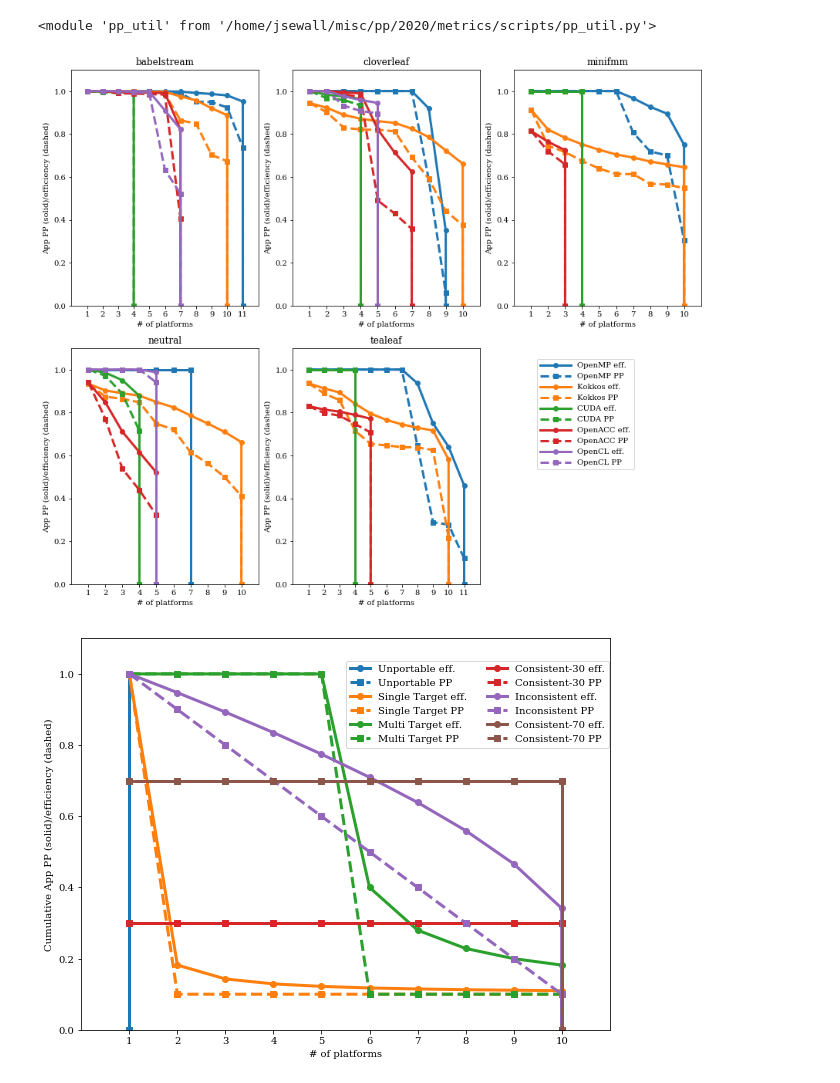
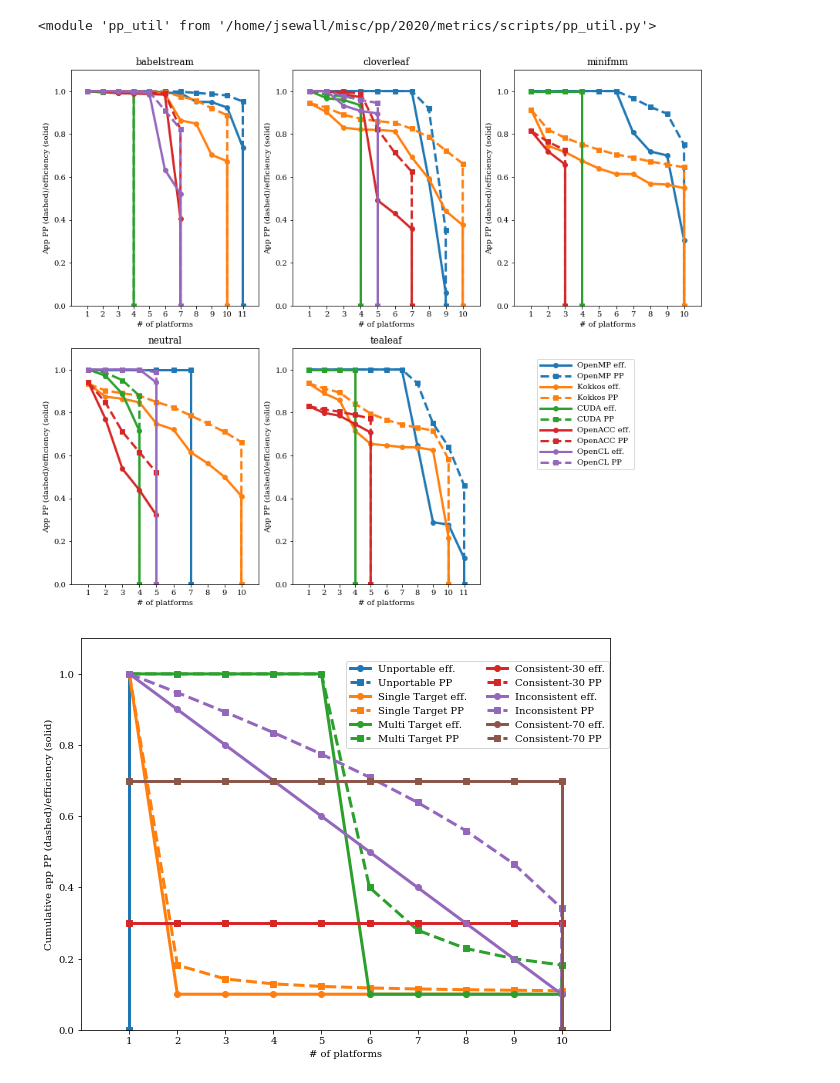
Before and after one commit to UoB-HPC/performance-portability, a Jupyter notebook: metrics/scripts/Efficiency Cascades.ipynb, the cells around one changed output. Cells and saved outputs as stored; diff of their text form; code cells hidden in the pictures.

```diff
--- a/metrics/scripts/Efficiency Cascades.ipynb
+++ b/metrics/scripts/Efficiency Cascades.ipynb
@@ -62,6 +62,7 @@ for i, appfile in enumerate(["babelstream.csv", "cloverleaf.csv", "minifmm.csv",
     for name, (data, data_pp, data_eff, center) in appinfo.items():
         eff_name=f"{name} eff."
         pp_name=f"{name} PP"
+
         c = qual_colormap(plat_order.index(name))
         if integrate:
             tmp = numpy.zeros(data_pp.shape[0])
@@ -77,42 +78,43 @@ for i, appfile in enumerate(["babelstream.csv", "cloverleaf.csv", "minifmm.csv",
                 tmp[i] = scipy.integrate.trapz(data_eff[:i+1,1]) + tmp[0]
             data_eff[:,1] = tmp
             data_eff[-1,1] = data_eff[-2,1]
             data_eff[-1,0] = max_plat
             mycenter = center[:]
             mycenter[data_pp.shape[0]-1] = max_plat
 
-            eff_h = ax.plot(mycenter,data_pp[:,1], label=eff_name, color=c, marker="o",lw=3)
-            pp_h = ax.plot(mycenter,data_eff[:,1], label=pp_name, color=c, lw=3, marker="s", ls='dashed')
+            pp_h = ax.plot(mycenter,data_pp[:,1], label=pp_name, color=c, lw=3, marker="s", ls='dashed')[0]
+            eff_h = ax.plot(mycenter,data_eff[:,1], label=eff_name, color=c, lw=3)[0]
         else:
-            eff_h = ax.plot(center,data_pp[:,1], label=eff_name, color=c, marker="o",lw=3)
-            pp_h = ax.plot(center,data_eff[:,1], label=pp_name, color=c, lw=3, marker="s", ls='dashed')
+            pp_h = ax.plot(center,data_pp[:,1], label=pp_name, color=c, lw=3, marker="s", ls='dashed')[0]
+            eff_h = ax.plot(center,data_eff[:,1], label=eff_name, color=c, marker="o", lw=3)[0]
 
         if eff_name not in handles:
             handles[eff_name] = eff_h
         if pp_name not in handles:
             handles[pp_name] = pp_h
 
     if appname == None:
         appname = os.path.splitext(os.path.basename(appfile))[0]
     if integrate:
         ax.set_title(f"Cumulative {appname} pp/efficiency over # of platforms")
-        ax.set_ylabel("Cumulative App PP (solid)/efficiency (dashed)")
+        ax.set_ylabel("Cumulative App PP (dashed)/efficiency (solid)")
     else:
         ax.set_title(f"{appname}")
-        ax.set_ylabel("App PP (solid)/efficiency (dashed)")
+        ax.set_ylabel("App PP (dashed)/efficiency (solid)")
     ax.set_xlabel("# of platforms")
     ax.set_xlim([0,max_plat+1])
     if not integrate:
         ax.set_ylim([0,1.1])
     else:
         ax.set_ylim([0,max_plat+1])
     ax.set_xticks(numpy.arange(min_plat, max_plat+1))
-fig.legend(handles, loc='lower right', bbox_to_anchor=(0.90,0.25),handlelength=4.0)
+handle_names, handle_lists = zip(*handles.items())
+fig.legend(handle_lists, handle_names, loc='lower right', bbox_to_anchor=(0.90,0.25),handlelength=4.0)
 plt.tight_layout(pad=0.4,w_pad=0.5, h_pad=1.0)
 
-plt.savefig(f"../../images/app_platforms_cliff.pdf", bbox_inches="tight")
+plt.savefig(f"../../images/app_platforms_cascade.pdf", bbox_inches="tight")
 # %% [output]
-[figure, old version]
+[figure, new version]
 # %%
 fig = plt.figure(figsize=(8, 6))
 handles = {}
@@ -167,11 +169,11 @@ for i, appfile in enumerate(["metrics_data_synthetic.csv"]):
             mycenter = center[:]
             mycenter[data_pp.shape[0]-1] = max_plat
 
-            eff_h = ax.plot(mycenter,data_pp[:,1], label=eff_name, color=c, marker="o",lw=3)
-            pp_h = ax.plot(mycenter,data_eff[:,1], label=pp_name, color=c, lw=3, marker="s", ls='dashed')
+            pp_h = ax.plot(mycenter,data_pp[:,1], label=pp_name, color=c, lw=3, marker="s", ls='dashed')[0]
+            eff_h = ax.plot(mycenter,data_eff[:,1], label=eff_name, color=c, lw=3, marker="o")[0]
         else:
-            eff_h = ax.plot(center,data_pp[:,1], label=eff_name, color=c, marker="o",lw=3)
-            pp_h = ax.plot(center,data_eff[:,1], label=pp_name, color=c, lw=3, marker="s", ls='dashed')
+            pp_h = ax.plot(center,data_pp[:,1], label=pp_name, color=c, lw=3, marker="s", ls='dashed')[0]
+            eff_h = ax.plot(center,data_eff[:,1], label=eff_name, color=c, lw=3, marker="o")[0]
 
         if eff_name not in handles:
             handles[eff_name] = eff_h
@@ -181,10 +183,10 @@ for i, appfile in enumerate(["metrics_data_synthetic.csv"]):
     if appname == None:
         appname = os.path.splitext(os.path.basename(appfile))[0]
         #ax.set_title(f"Cumulative {} pp/efficiency over # of platforms")
-        ax.set_ylabel("Cumulative App PP (solid)/efficiency (dashed)")
+        ax.set_ylabel("Cumulative app PP (dashed)/efficiency (solid)")
     else:
         #ax.set_title(f"{appname}")
-        ax.set_ylabel("App PP (solid)/efficiency (dashed)")
+        ax.set_ylabel("App PP (dashed)/efficiency (solid)")
     ax.set_xlabel("# of platforms")
     ax.set_xlim([0,max_plat+1])
     if not integrate:
@@ -192,9 +194,10 @@ for i, appfile in enumerate(["metrics_data_synthetic.csv"]):
     else:
         ax.set_ylim([0,max_plat+1])
     ax.set_xticks(numpy.arange(min_plat, max_plat+1))
-fig.legend(handles, loc='upper right',bbox_to_anchor=(1.0, 0.95), handlelength=2.0, ncol=2)
+handles_names, handles_items = zip(*handles.items())
+fig.legend(handles_items, handles_names, loc='upper right',bbox_to_anchor=(1.0, 0.95), handlelength=2.0, ncol=2)
 plt.tight_layout(pad=0.4,w_pad=0.5, h_pad=1.0)
 
-plt.savefig(f"../../images/synthetic_cliff.pdf", bbox_inches="tight")
+plt.savefig(f"../../images/synthetic_cascade.pdf", bbox_inches="tight")
 # %% [output]
-[figure, old version]
+[figure, new version]
```
Also changed, not shown: 2 other files.
